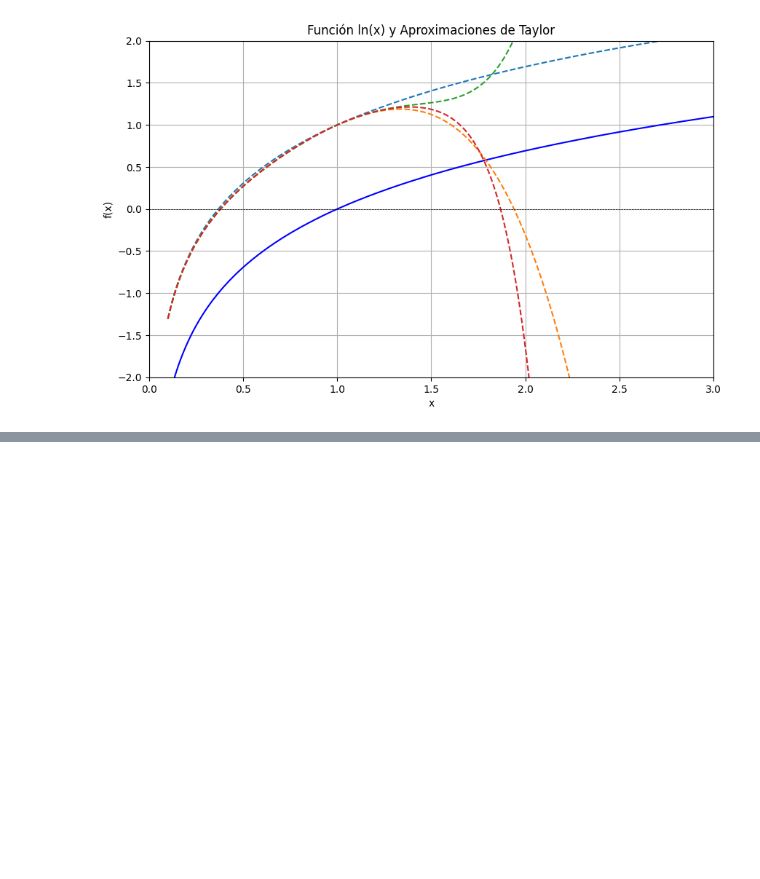
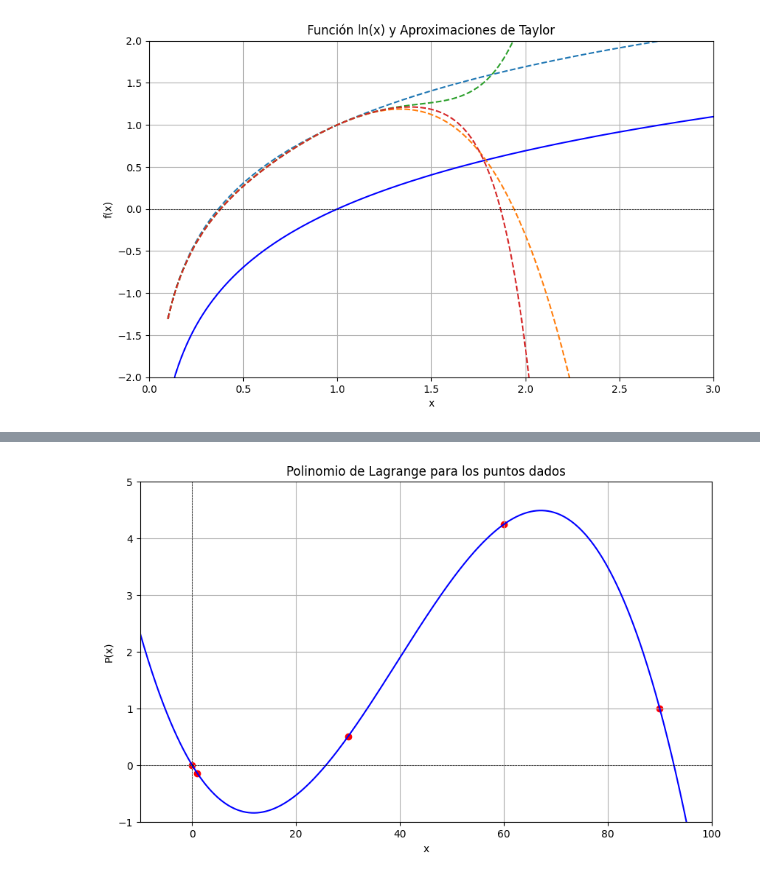
Before and after one commit to DAM12CODS/Talleres-MN, a Jupyter notebook: Taller3.ipynb, the cells around one changed output, grey strips where cells are left out. Drawn from its saved outputs; the diff is of its cells as text; code cells hidden in the pictures; blank space fills up the shorter version.

Commit message:
Se termino la parte 2 del taller y además en el ultimo ejercicio se notó una irregularidad en el punto 3  y 4.

```diff
--- a/Taller3.ipynb
+++ b/Taller3.ipynb
@@ -248,0 +252,31 @@ plt.show()
+# %%
+## (0,0),(30,0.5),(60,3√2),(90,1)
+
+# El polinomio de lagrande para los puntos dados es:
+def lagrange(x):
+    L0 = ((x - 30) * (x - 60) * (x - 90)) / ((0 - 30) * (0 - 60) * (0 - 90))
+    L1 = ((x - 0) * (x - 60) * (x - 90)) / ((30 - 0) * (30 - 60) * (30 - 90))
+    L2 = ((x - 0) * (x - 30) * (x - 90)) / ((60 - 0) * (60 - 30) * (60 - 90))
+    L3 = ((x - 0) * (x - 30) * (x - 60)) / ((90 - 0) * (90 - 30) * (90 - 60))
+
+    P = L0*0 + L1*0.5 + L2*(3*np.sqrt(2)) + L3*1
+    return P
+
+## Graficar la función de Lagrange y los puntos dados
+x = np.linspace(-10, 100, 1000)
+y_lagrange = lagrange(x)
+plt.figure(figsize=(10, 6))
+plt.plot(x, y_lagrange, label='Polinomio de Lagrange', color='blue')
+plt.scatter([0, 1, 30, 60, 90], [0, -0.14,0.5, 3*np.sqrt(2), 1], color='red', label='Puntos dados')# Se añade un punto de prueba para
+## Observar como el polinomio de lagrange se ajusta a los puntos dados.
+plt.title('Polinomio de Lagrange para los puntos dados')
+plt.xlabel('x')
+plt.ylabel('P(x)')
+plt.axhline(0, color='black', lw=0.5, ls='--')
+plt.axvline(0, color='black', lw=0.5, ls='--')
+plt.xlim(-10, 100)
+plt.ylim(-1, 5)
+plt.grid(True)
+plt.show()
+# %% [output]
+[figure, added]
```
Also changed, not shown: parts of 4 cells of this notebook, 1 other file.
